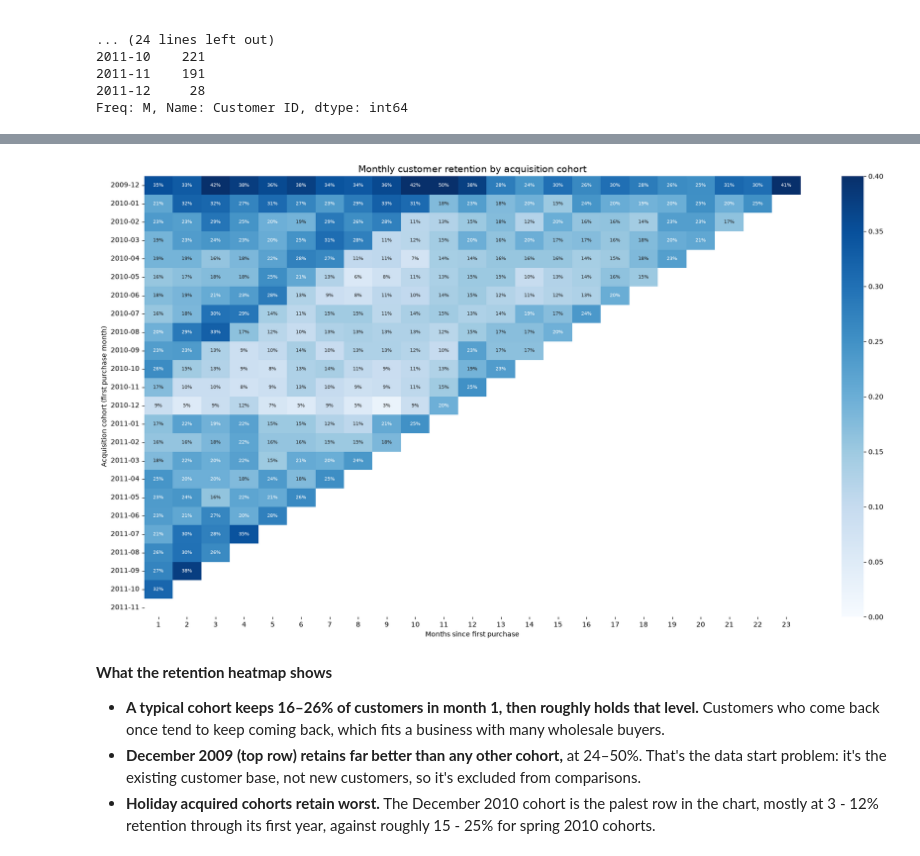
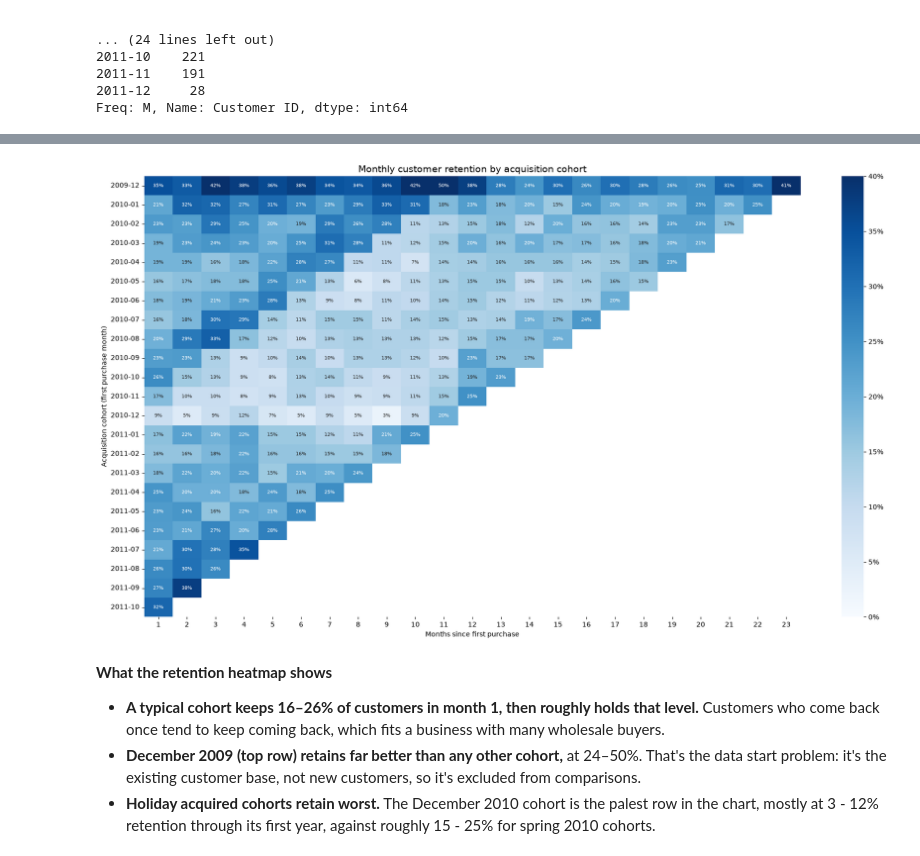
Before and after one commit to ZackSmith16/customer-cohort-ltv-analysis, a Jupyter notebook: notebooks/cohort_ltv_analysis.ipynb, the cells around one changed output, grey strips where cells are left out. Drawn from its saved outputs; the diff is of its cells as text; code cells hidden in the pictures.

Commit message:
Update retention heatmap

```diff
--- a/notebooks/cohort_ltv_analysis.ipynb
+++ b/notebooks/cohort_ltv_analysis.ipynb
@@ -272,29 +272,31 @@ CohortMonth
 # %%
 import os
 import matplotlib.pyplot as plt
 import seaborn as sns
+from matplotlib.ticker import PercentFormatter
 
 os.makedirs("../images", exist_ok=True)
 
 fig, ax = plt.subplots(figsize=(18, 10))
 sns.heatmap(
-    retention.drop(columns=0),
+    retention.drop(columns=0).drop(index=pd.Period("2011-11", freq="M")),
     annot=True,
     fmt=".0%",
     annot_kws={"size": 7},
     cmap="Blues",
     vmin=0,
     vmax=0.4,
+    cbar_kws={"format": PercentFormatter(1.0, decimals=0)},
     ax=ax,
 )
 ax.set_title("Monthly customer retention by acquisition cohort", fontsize=14)
 ax.set_xlabel("Months since first purchase")
 ax.set_ylabel("Acquisition cohort (first purchase month)")
 plt.tight_layout()
 fig.savefig("../images/retention_heatmap.png", dpi=150, bbox_inches="tight")
 plt.show()
 # %% [output]
-[figure, old version]
+[figure, new version]
 # %% [markdown]
 **What the retention heatmap shows**
 
```
Also changed, not shown: 1 other file.
